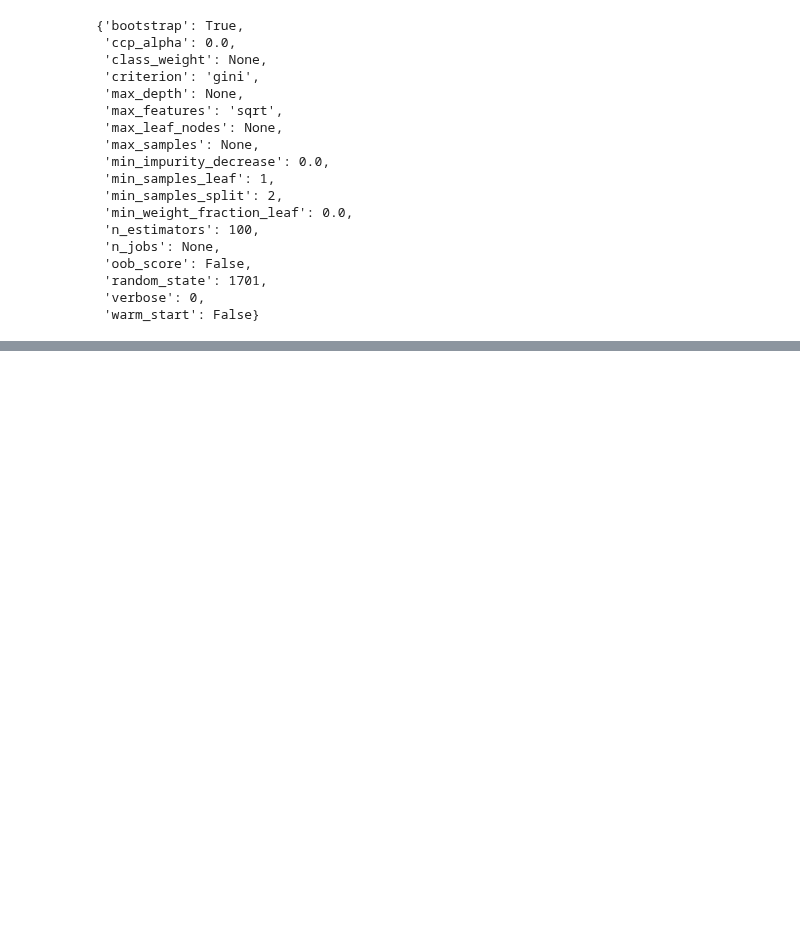
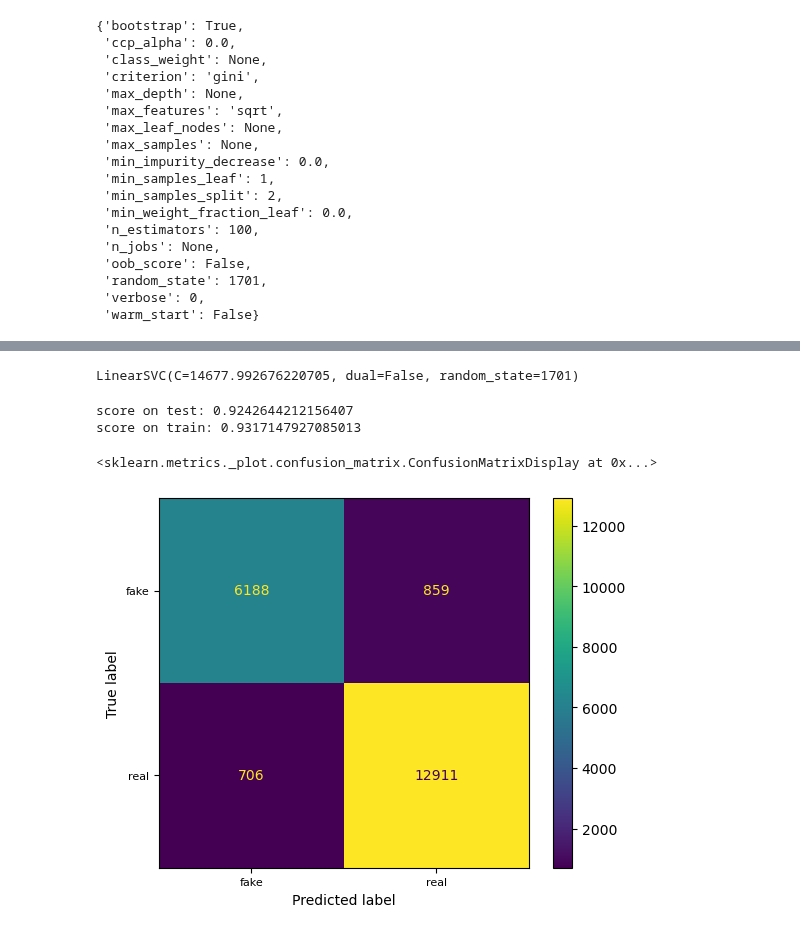
Before and after one commit to Noob1701/Springboard, a Jupyter notebook: Fake News Modelling.ipynb, the cells around one changed output, grey strips where cells are left out. Saved outputs shown, nothing was run; the diff lists cells and outputs as text; code cells hidden in the pictures; blank space fills up the shorter version.

```diff
--- a/Fake News Modelling.ipynb
+++ b/Fake News Modelling.ipynb
@@ -381,0 +467,2 @@ rf_random = RandomizedSearchCV(estimator = rf, param_distributions = param_grid,
+# %%
+clf_svm.fit(X_train_scaled, y_train)
@@ -381,0 +491,28 @@ rf_random = RandomizedSearchCV(estimator = rf, param_distributions = param_grid,
+# %%
+clf_svm_best = LinearSVC(C = 14677.992676220705, dual = False, loss = 'squared_hinge', penalty = 'l2', random_state = 1701)
+# %%
+clf_svm_best.fit(X_train_scaled, y_train)
+# %% [output]
+LinearSVC(C=14677.992676220705, dual=False, random_state=1701)
+# %%
+print("score on test: " + str(clf_svm_best.score(X_test_scaled, y_test)))
+print("score on train: "+ str(clf_svm_best.score(X_train_scaled, y_train)))
+# %% [output]
+score on test: 0.9242644212156407
+score on train: 0.9317147927085013
+# %%
+y_pred_test_clf_svm = clf_svm_best.predict(X_test_scaled)
+y_pred_train_clf_svm = clf_svm_best.predict(X_train_scaled)
+# %%
+cm = confusion_matrix(y_test, y_pred_test_clf_svm, labels = rf_random_best.classes_)
+_, ax = plt.subplots()
+display_cm = ConfusionMatrixDisplay(confusion_matrix = cm,
+                                    display_labels = ['fake', 'real'])
+ax.set_xticks([0, 1])
+ax.set_yticks([0, 1])
+ax.set_xticklabels(labels = ['fake', 'real'], fontsize = 8)
+ax.set_yticklabels(labels = ['fake', 'real'], fontsize = 8)
+display_cm.plot(ax = ax)
+# %% [output]
+<sklearn.metrics._plot.confusion_matrix.ConfusionMatrixDisplay at 0x...>
+[figure, added]
```
Also changed, not shown: parts of 60 cells of this notebook.
